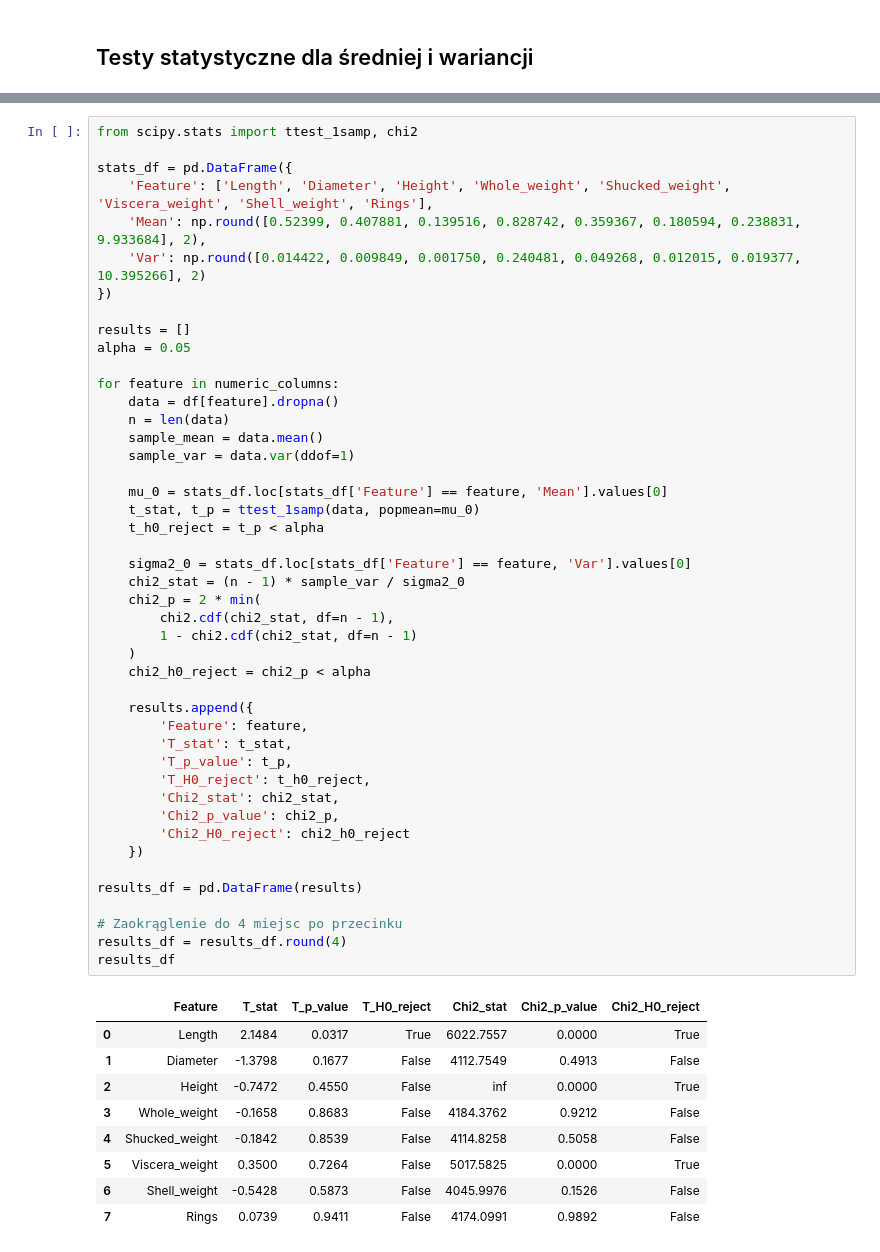
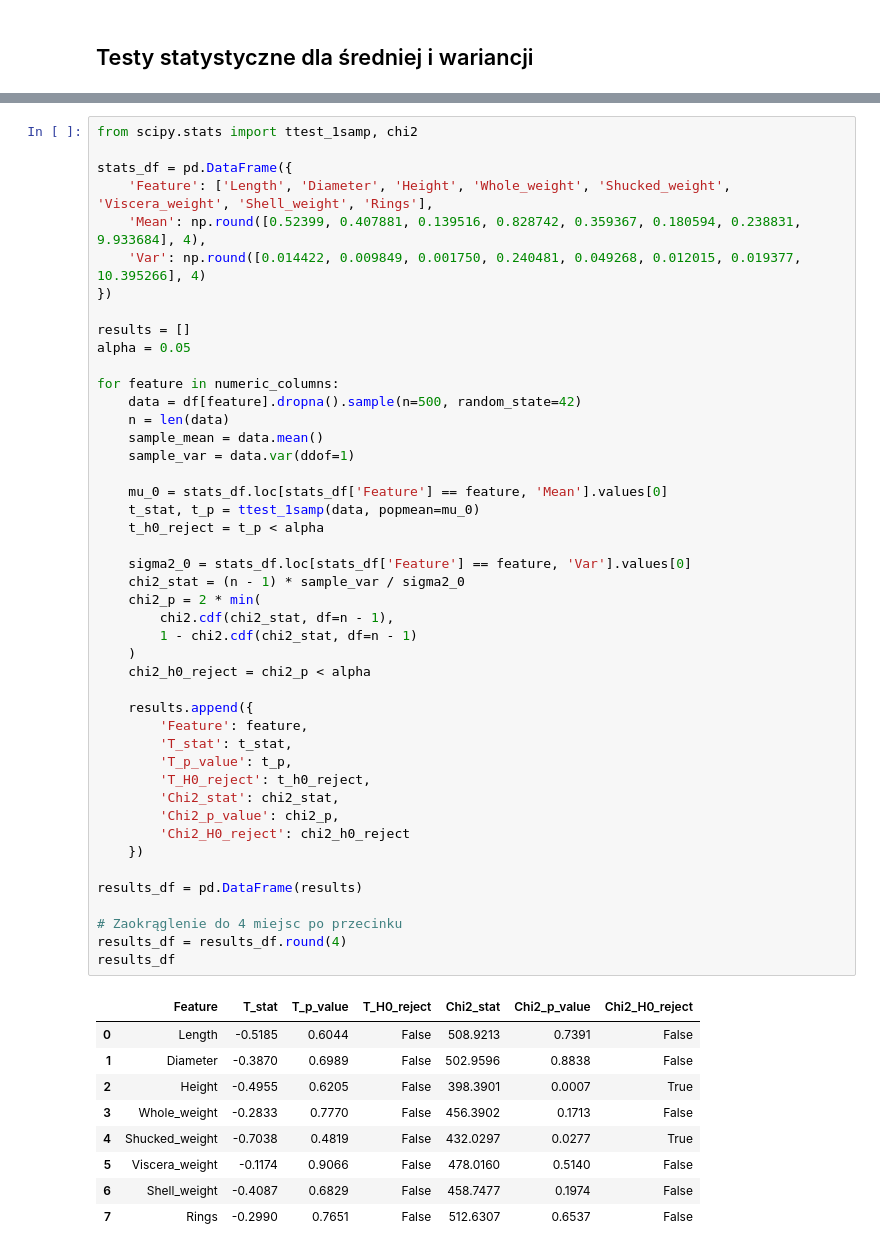
Before and after one commit to czajkowski-szymon/sip, a Jupyter notebook: test.ipynb, the cells around one changed output, grey strips where cells are left out. Drawn from its saved outputs; the diff is of its cells as text.

```diff
--- a/test.ipynb
+++ b/test.ipynb
@@ -469,53 +501,53 @@ from scipy.stats import ttest_1samp, chi2
 
 stats_df = pd.DataFrame({
     'Feature': ['Length', 'Diameter', 'Height', 'Whole_weight', 'Shucked_weight', 'Viscera_weight', 'Shell_weight', 'Rings'],
-    'Mean': np.round([0.52399, 0.407881, 0.139516, 0.828742, 0.359367, 0.180594, 0.238831, 9.933684], 2),
-    'Var': np.round([0.014422, 0.009849, 0.001750, 0.240481, 0.049268, 0.012015, 0.019377, 10.395266], 2)
+    'Mean': np.round([0.52399, 0.407881, 0.139516, 0.828742, 0.359367, 0.180594, 0.238831, 9.933684], 4),
+    'Var': np.round([0.014422, 0.009849, 0.001750, 0.240481, 0.049268, 0.012015, 0.019377, 10.395266], 4)
 })
 
 results = []
 alpha = 0.05
 
 for feature in numeric_columns:
-    data = df[feature].dropna()
+    data = df[feature].dropna().sample(n=500, random_state=42)
     n = len(data)
     sample_mean = data.mean()
     sample_var = data.var(ddof=1)
 
     mu_0 = stats_df.loc[stats_df['Feature'] == feature, 'Mean'].values[0]
     t_stat, t_p = ttest_1samp(data, popmean=mu_0)
     t_h0_reject = t_p < alpha
 
     sigma2_0 = stats_df.loc[stats_df['Feature'] == feature, 'Var'].values[0]
     chi2_stat = (n - 1) * sample_var / sigma2_0
     chi2_p = 2 * min(
         chi2.cdf(chi2_stat, df=n - 1),
         1 - chi2.cdf(chi2_stat, df=n - 1)
     )
     chi2_h0_reject = chi2_p < alpha
 
     results.append({
         'Feature': feature,
         'T_stat': t_stat,
         'T_p_value': t_p,
         'T_H0_reject': t_h0_reject,
         'Chi2_stat': chi2_stat,
         'Chi2_p_value': chi2_p,
         'Chi2_H0_reject': chi2_h0_reject
     })
 
 results_df = pd.DataFrame(results)
 
 # Zaokrąglenie do 4 miejsc po przecinku
 results_df = results_df.round(4)
 results_df
 # %% [output]
 |  | Feature | T_stat | T_p_value | T_H0_reject | Chi2_stat | Chi2_p_value | Chi2_H0_reject |
-| 0 | Length | 2.1484 | 0.0317 | True | 6022.7557 | 0.0000 | True |
-| 1 | Diameter | -1.3798 | 0.1677 | False | 4112.7549 | 0.4913 | False |
-| 2 | Height | -0.7472 | 0.4550 | False | inf | 0.0000 | True |
-| 3 | Whole_weight | -0.1658 | 0.8683 | False | 4184.3762 | 0.9212 | False |
-| 4 | Shucked_weight | -0.1842 | 0.8539 | False | 4114.8258 | 0.5058 | False |
-| 5 | Viscera_weight | 0.3500 | 0.7264 | False | 5017.5825 | 0.0000 | True |
-| 6 | Shell_weight | -0.5428 | 0.5873 | False | 4045.9976 | 0.1526 | False |
-| 7 | Rings | 0.0739 | 0.9411 | False | 4174.0991 | 0.9892 | False |
+| 0 | Length | -0.5185 | 0.6044 | False | 508.9213 | 0.7391 | False |
+| 1 | Diameter | -0.3870 | 0.6989 | False | 502.9596 | 0.8838 | False |
+| 2 | Height | -0.4955 | 0.6205 | False | 398.3901 | 0.0007 | True |
+| 3 | Whole_weight | -0.2833 | 0.7770 | False | 456.3902 | 0.1713 | False |
+| 4 | Shucked_weight | -0.7038 | 0.4819 | False | 432.0297 | 0.0277 | True |
+| 5 | Viscera_weight | -0.1174 | 0.9066 | False | 478.0160 | 0.5140 | False |
+| 6 | Shell_weight | -0.4087 | 0.6829 | False | 458.7477 | 0.1974 | False |
+| 7 | Rings | -0.2990 | 0.7651 | False | 512.6307 | 0.6537 | False |
```
Also changed, not shown: parts of 14 cells of this notebook.
